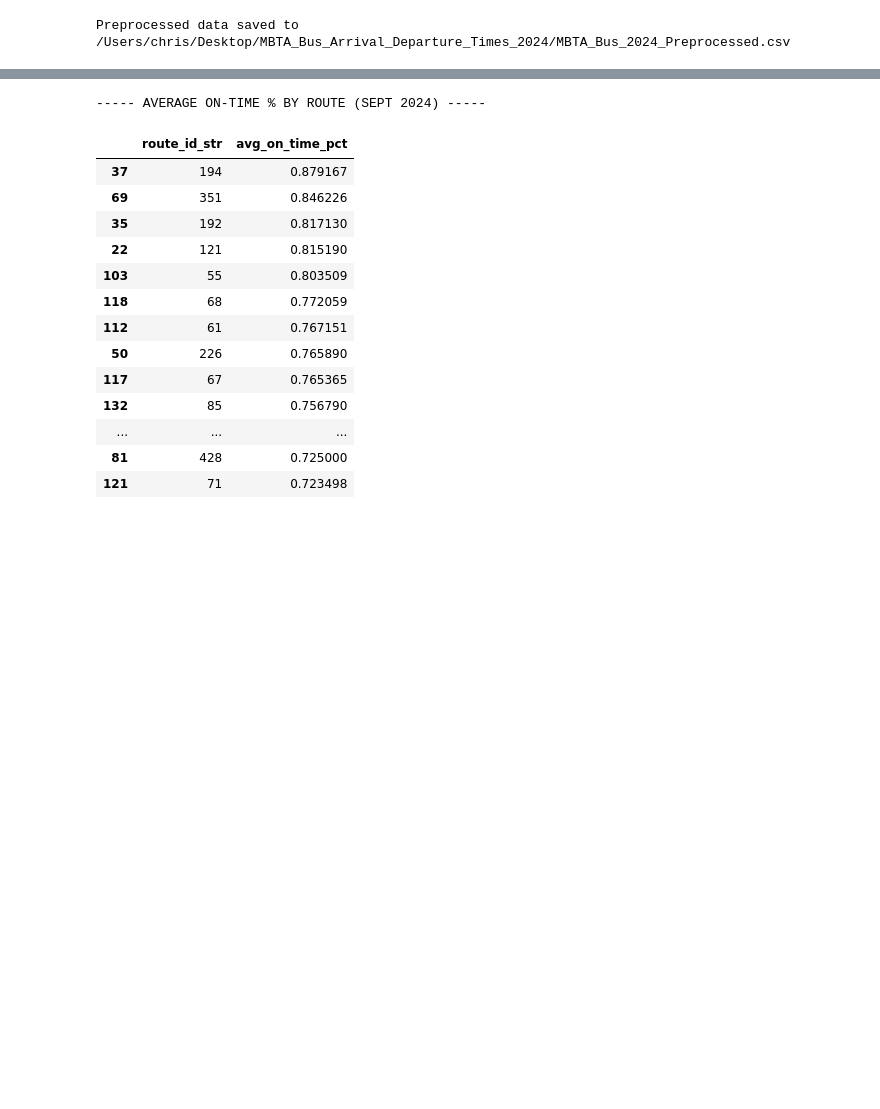
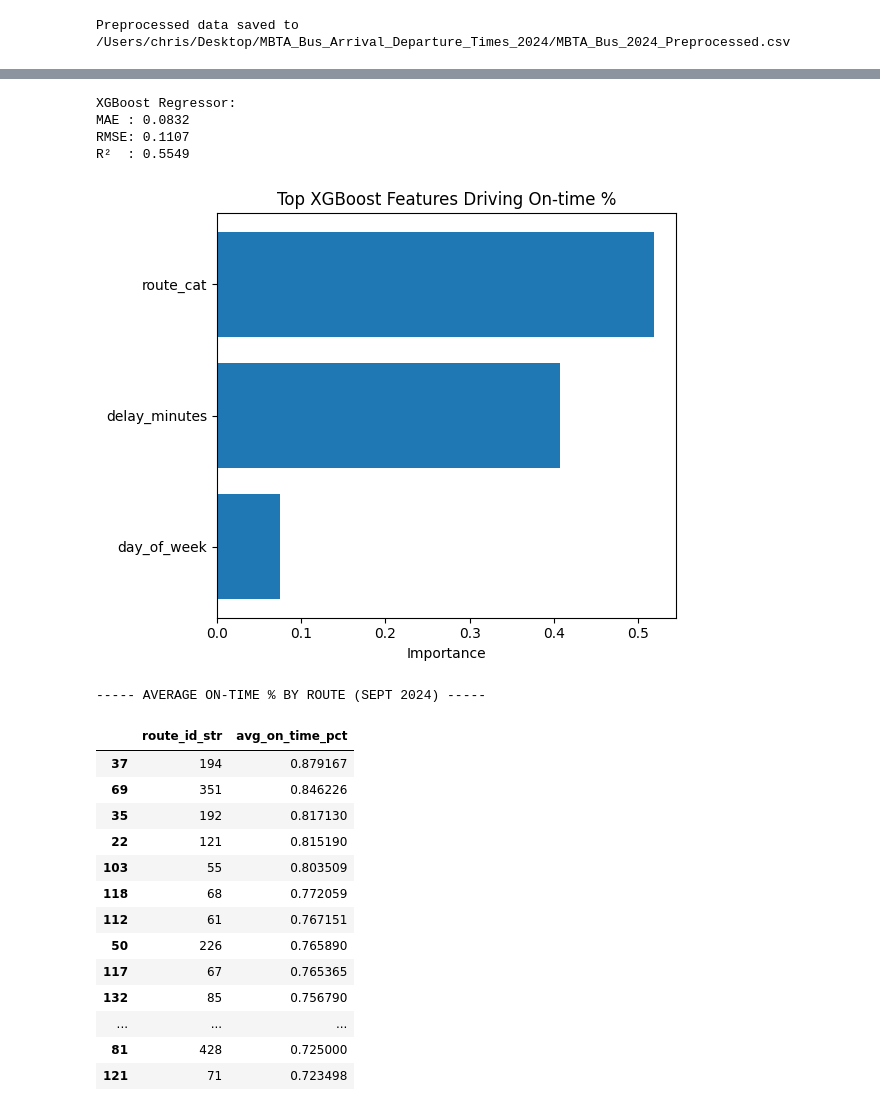
Before and after one commit to irened123/BusEquityAnalysis, a Jupyter notebook: merge_mbta.ipynb, the cells around one changed output, grey strips where cells are left out. Cells and saved outputs as stored; diff of their text form; code cells hidden in the pictures; blank space fills up the shorter version.

Commit message:
added xgboost model
added file

```diff
--- a/merge_mbta.ipynb
+++ b/merge_mbta.ipynb
@@ -391,3 +393,79 @@ Evaluation on September 2024 (Time-Based):
+# %%
+# =============================================================
+#  XGBoost regression for on_time_pct  (avg % on-time buses)
+# =============================================================
+from xgboost import XGBRegressor
+from sklearn.model_selection import train_test_split
+from sklearn.metrics import mean_absolute_error, mean_squared_error, r2_score
+import matplotlib.pyplot as plt
+import numpy as np
+
+# -------------------------------------------------------------
+# 1)  Feature matrix X and target y already built earlier:
+#     X = daily[['route_cat','day_of_week','delay_minutes', ...]]
+#     y = daily['on_time_pct']
+# -------------------------------------------------------------
+# build feature matrix + target right here
+FEATURES = ["route_cat", "day_of_week", "delay_minutes"]   # add others if you like
+TARGET   = "on_time_pct"
+
+X = daily[FEATURES]
+y = daily[TARGET]
+
+
+# -- train / test split (same seed as RF so scores are comparable)
+X_train, X_test, y_train, y_test = train_test_split(
+    X, y, test_size=0.20, random_state=42
+)
+
+# -------------------------------------------------------------
+# 2)  Train a quick-but-strong XGBoost model
+#     (feel free to GridSearch these hyper-parameters)
+# -------------------------------------------------------------
+xgb_params = dict(
+    n_estimators=400,
+    learning_rate=0.05,
+    max_depth=6,
+    subsample=0.9,
+    colsample_bytree=0.8,
+    objective="reg:squarederror",
+    random_state=42,
+)
+model = XGBRegressor(**xgb_params)
+model.fit(X_train, y_train)
+
+# -------------------------------------------------------------
+# 3)  Predictions & evaluation
+# -------------------------------------------------------------
+y_pred = model.predict(X_test)
+
+mae  = mean_absolute_error(y_test, y_pred)
+rmse = mean_squared_error(y_test, y_pred, squared=False)
+r2   = r2_score(y_test, y_pred)
+
+print("XGBoost Regressor:")
+print(f"MAE : {mae:.4f}")
+print(f"RMSE: {rmse:.4f}")
+print(f"R²  : {r2:.4f}")
+
+# -------------------------------------------------------------
+# 4)  Quick feature-importance plot
+# -------------------------------------------------------------
+imp  = model.feature_importances_
+idx  = np.argsort(imp)[::-1][:15]          # top-15
+plt.figure(figsize=(6,5))
+plt.barh(range(len(idx))[::-1], imp[idx])
+plt.yticks(range(len(idx))[::-1], X.columns[idx])
+plt.title("Top XGBoost Features Driving On-time %")
+plt.xlabel("Importance")
+plt.tight_layout()
+plt.show()
+# %% [output]
+XGBoost Regressor:
+MAE : 0.0832
+RMSE: 0.1107
+R²  : 0.5549
+[figure, added]
 # %%
 # 1) Ensure your df_merged has a datetime column 'service_date' and a route_id_str,
 #    plus an on_time_flag or on_time_pct column.
```
Also changed, not shown: parts of 7 cells of this notebook.
